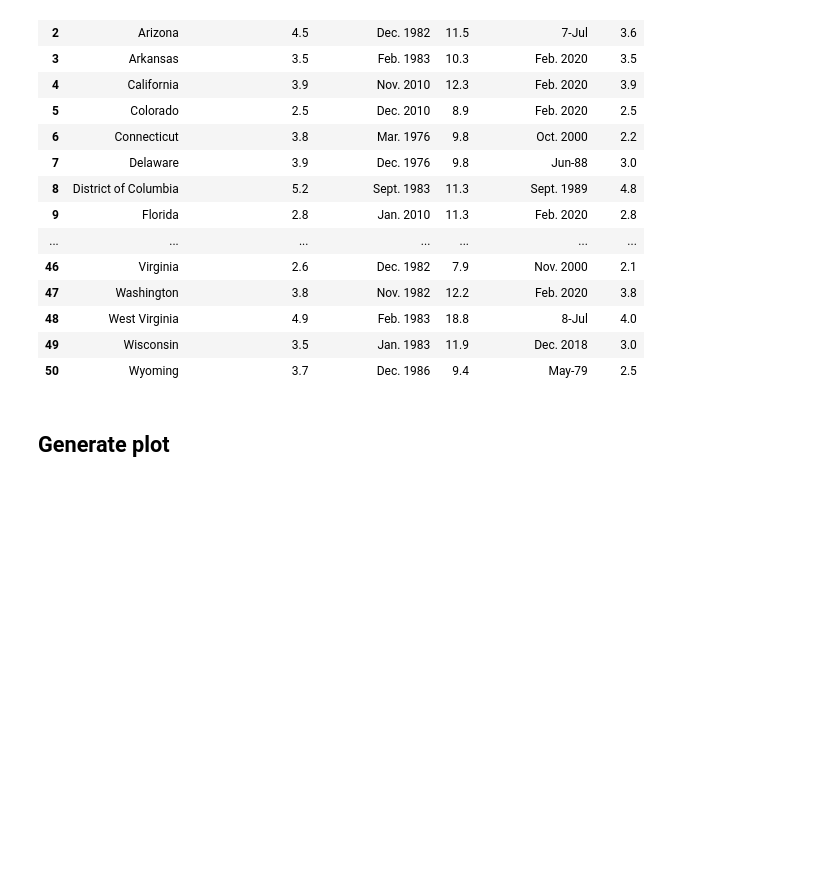
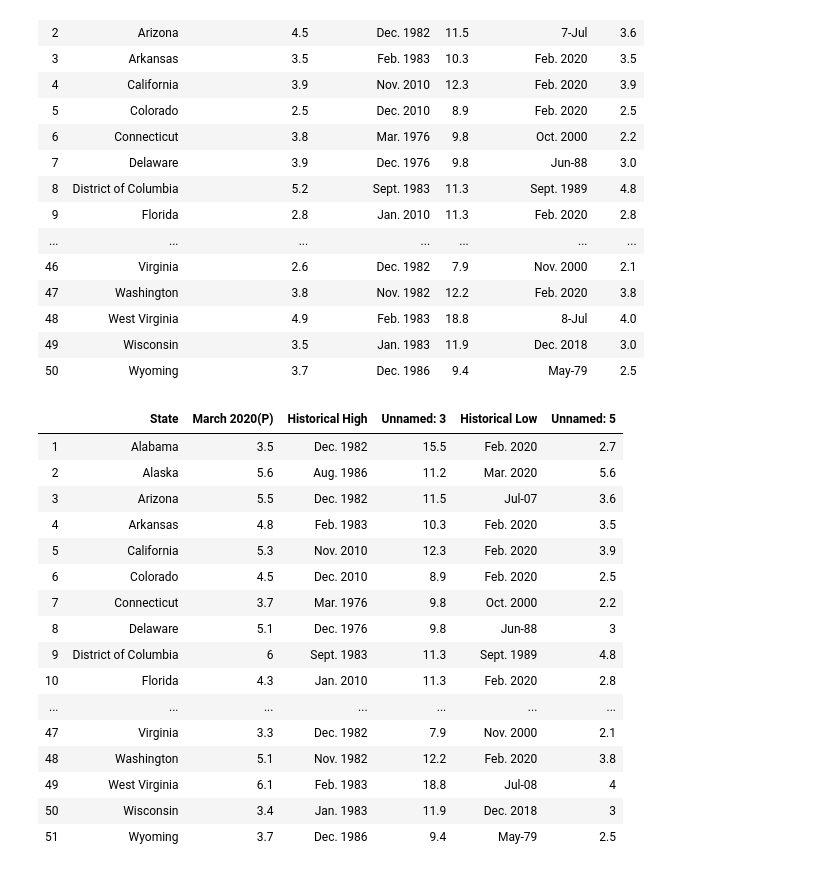
Before and after one commit to NachoKingP/Project1-2020, a Jupyter notebook: final_code/States_Unemployment_Rate.ipynb, the cells around one changed output. Saved outputs shown, nothing was run; the diff lists cells and outputs as text; code cells hidden in the pictures; blank space fills up the shorter version.

Commit message:
Zahra added unemployment data from March.  Added .csv and .ipynb to appropriate folders.

```diff
--- a/final_code/States_Unemployment_Rate.ipynb
+++ b/final_code/States_Unemployment_Rate.ipynb
@@ -34,8 +36,6 @@ df
 | 48 | West Virginia | 4.9 | Feb. 1983 | 18.8 | 8-Jul | 4.0 |
 | 49 | Wisconsin | 3.5 | Jan. 1983 | 11.9 | Dec. 2018 | 3.0 |
 | 50 | Wyoming | 3.7 | Dec. 1986 | 9.4 | May-79 | 2.5 |
-# %% [markdown]
-## Generate plot
 # %%
 py.sign_in('ahmadizhrm', 'NDY2VutJgCXaTVMcWxDr')
 
@@ -85,0 +86,22 @@ url =plot( fig, filename='../output/Unemployment_Rate-map.html' )
+# %%
+df= pd.read_csv("data_research/Unemployment_Rate_March.csv")
+df_March= df.dropna()
+df_March
+# %% [output]
+|  | State | March 2020(P) | Historical High | Unnamed: 3 | Historical Low | Unnamed: 5 |
+| 1 | Alabama | 3.5 | Dec. 1982 | 15.5 | Feb. 2020 | 2.7 |
+| 2 | Alaska | 5.6 | Aug. 1986 | 11.2 | Mar. 2020 | 5.6 |
+| 3 | Arizona | 5.5 | Dec. 1982 | 11.5 | Jul-07 | 3.6 |
+| 4 | Arkansas | 4.8 | Feb. 1983 | 10.3 | Feb. 2020 | 3.5 |
+| 5 | California | 5.3 | Nov. 2010 | 12.3 | Feb. 2020 | 3.9 |
+| 6 | Colorado | 4.5 | Dec. 2010 | 8.9 | Feb. 2020 | 2.5 |
+| 7 | Connecticut | 3.7 | Mar. 1976 | 9.8 | Oct. 2000 | 2.2 |
+| 8 | Delaware | 5.1 | Dec. 1976 | 9.8 | Jun-88 | 3 |
+| 9 | District of Columbia | 6 | Sept. 1983 | 11.3 | Sept. 1989 | 4.8 |
+| 10 | Florida | 4.3 | Jan. 2010 | 11.3 | Feb. 2020 | 2.8 |
+| ... | ... | ... | ... | ... | ... | ... |
+| 47 | Virginia | 3.3 | Dec. 1982 | 7.9 | Nov. 2000 | 2.1 |
+| 48 | Washington | 5.1 | Nov. 1982 | 12.2 | Feb. 2020 | 3.8 |
+| 49 | West Virginia | 6.1 | Feb. 1983 | 18.8 | Jul-08 | 4 |
+| 50 | Wisconsin | 3.4 | Jan. 1983 | 11.9 | Dec. 2018 | 3 |
+| 51 | Wyoming | 3.7 | Dec. 1986 | 9.4 | May-79 | 2.5 |
```
Also changed, not shown: parts of 5 cells of this notebook, 1 other file.
